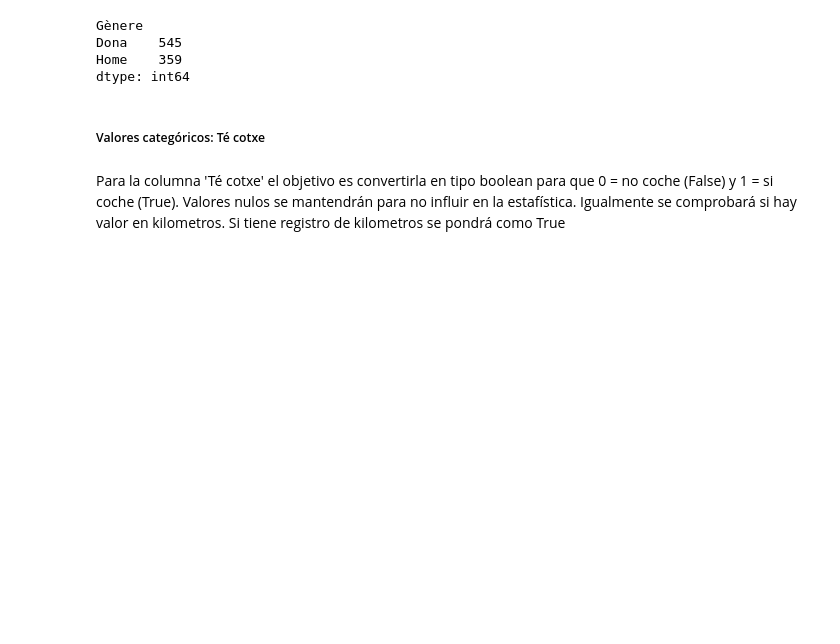
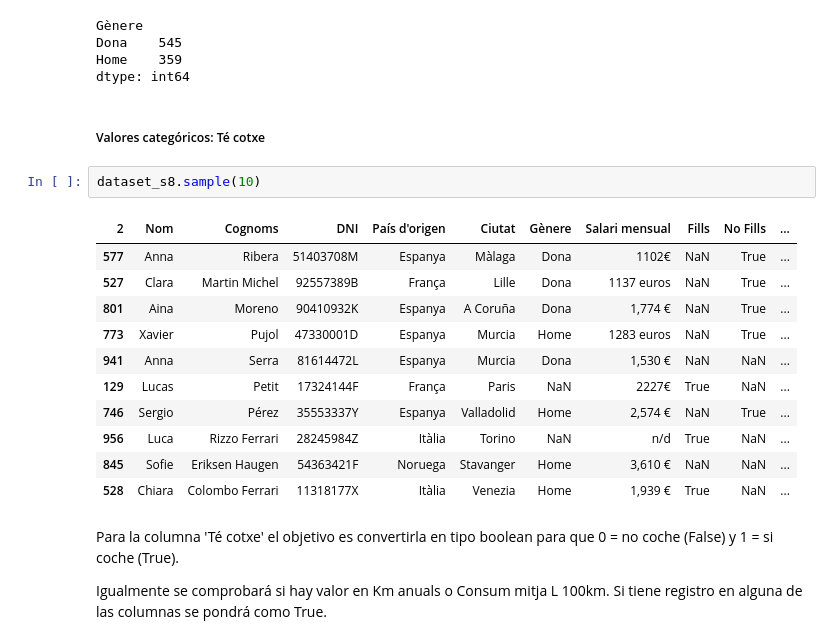
Before and after one commit to noelcarrionmatias/IT_Data, a Jupyter notebook: Especializacion/8_Sprint/ejercicios_s8.ipynb, the cells around one changed output. Drawn from its saved outputs; the diff is of its cells as text; blank space fills up the shorter version.

```diff
--- a/Especializacion/8_Sprint/ejercicios_s8.ipynb
+++ b/Especializacion/8_Sprint/ejercicios_s8.ipynb
@@ -685,5 +685,21 @@ Home    359
 dtype: int64
 # %% [markdown]
 ##### Valores categóricos: Té cotxe
+# %%
+dataset_s8.sample(10)
+# %% [output]
+| 2 | Nom | Cognoms | DNI | País d'origen | Ciutat | Gènere | Salari mensual | Fills | No Fills | ... |
+| 577 | Anna | Ribera | 51403708M | Espanya | Màlaga | Dona | 1102€ | NaN | True | ... |
+| 527 | Clara | Martin Michel | 92557389B | França | Lille | Dona | 1137 euros | NaN | True | ... |
+| 801 | Aina | Moreno | 90410932K | Espanya | A Coruña | Dona | 1,774 € | NaN | True | ... |
+| 773 | Xavier | Pujol | 47330001D | Espanya | Murcia | Home | 1283 euros | NaN | True | ... |
+| 941 | Anna | Serra | 81614472L | Espanya | Murcia | Dona | 1,530 € | NaN | NaN | ... |
+| 129 | Lucas | Petit | 17324144F | França | Paris | NaN | 2227€ | True | NaN | ... |
+| 746 | Sergio | Pérez | 35553337Y | Espanya | Valladolid | Home | 2,574 € | NaN | True | ... |
+| 956 | Luca | Rizzo Ferrari | 28245984Z | Itàlia | Torino | NaN | n/d | True | NaN | ... |
+| 845 | Sofie | Eriksen Haugen | 54363421F | Noruega | Stavanger | Home | 3,610 € | NaN | NaN | ... |
+| 528 | Chiara | Colombo Ferrari | 11318177X | Itàlia | Venezia | Home | 1,939 € | True | NaN | ... |
 # %% [markdown]
-Para la columna 'Té cotxe' el objetivo es convertirla en tipo boolean para que 0 = no coche (False) y 1 = si coche (True). Valores nulos se mantendrán para no influir en la estafística. Igualmente se comprobará si hay valor en kilometros. Si tiene registro de kilometros se pondrá como True
+Para la columna 'Té cotxe' el objetivo es convertirla en tipo boolean para que 0 = no coche (False) y 1 = si coche (True).
+
+Igualmente se comprobará si hay valor en Km anuals o Consum mitja L 100km. Si tiene registro en alguna de las columnas se pondrá como True.
```
Also changed, not shown: parts of 29 cells of this notebook.
